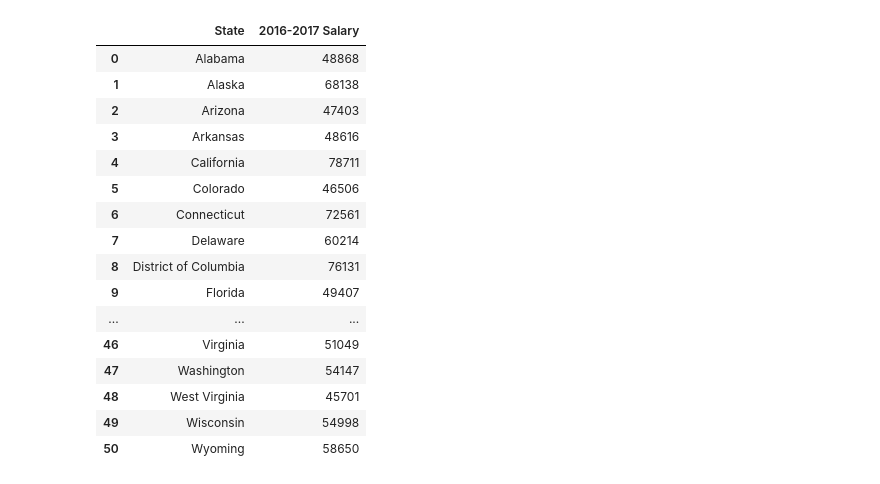
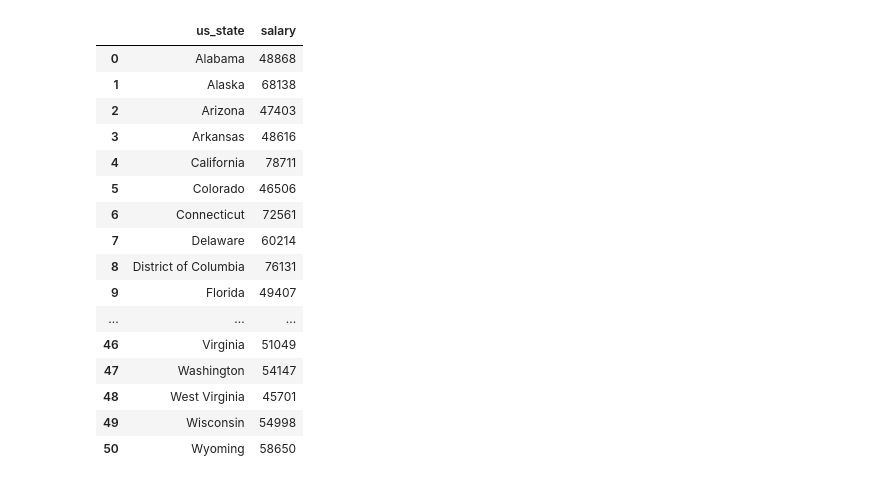
Before and after one commit to nathanprows77/ETL-group-project, a Jupyter notebook: Student Performance vs Salary.ipynb, the cells around one changed output. Saved outputs shown, nothing was run; the diff lists cells and outputs as text; code cells hidden in the pictures.

```diff
--- a/Student Performance vs Salary.ipynb
+++ b/Student Performance vs Salary.ipynb
@@ -18,8 +36,8 @@ academic_df = pd.read_csv(academic_file)
 # academic_df
 # %%
 # Reduce size of salary_df to only have state and year
-salary_data = {'State':salary_df['State'],
-              '2016-2017 Salary':salary_df['2016-17.1']}
+salary_data = {'us_state':salary_df['State'],
+              'salary':salary_df['2016-17.1']}
 salary_df = pd.DataFrame(salary_data)
 # %%
 # Rename Jurisdiction to State in academic_df
@@ -29,10 +47,10 @@ academic_data = {'State':academic_df['Jurisdiction'],
 academic_df = pd.DataFrame(academic_data)
 # %%
 # Show salary_df after updates
-salary_df['2016-2017 Salary']=salary_df['2016-2017 Salary'].str.replace(',','')
+salary_df['salary']=salary_df['salary'].str.replace(',','')
 salary_df
 # %% [output]
-|  | State | 2016-2017 Salary |
+|  | us_state | salary |
 | 0 | Alabama | 48868 |
 | 1 | Alaska | 68138 |
 | 2 | Arizona | 47403 |
```
Also changed, not shown: parts of 7 cells of this notebook, 1 other file.
